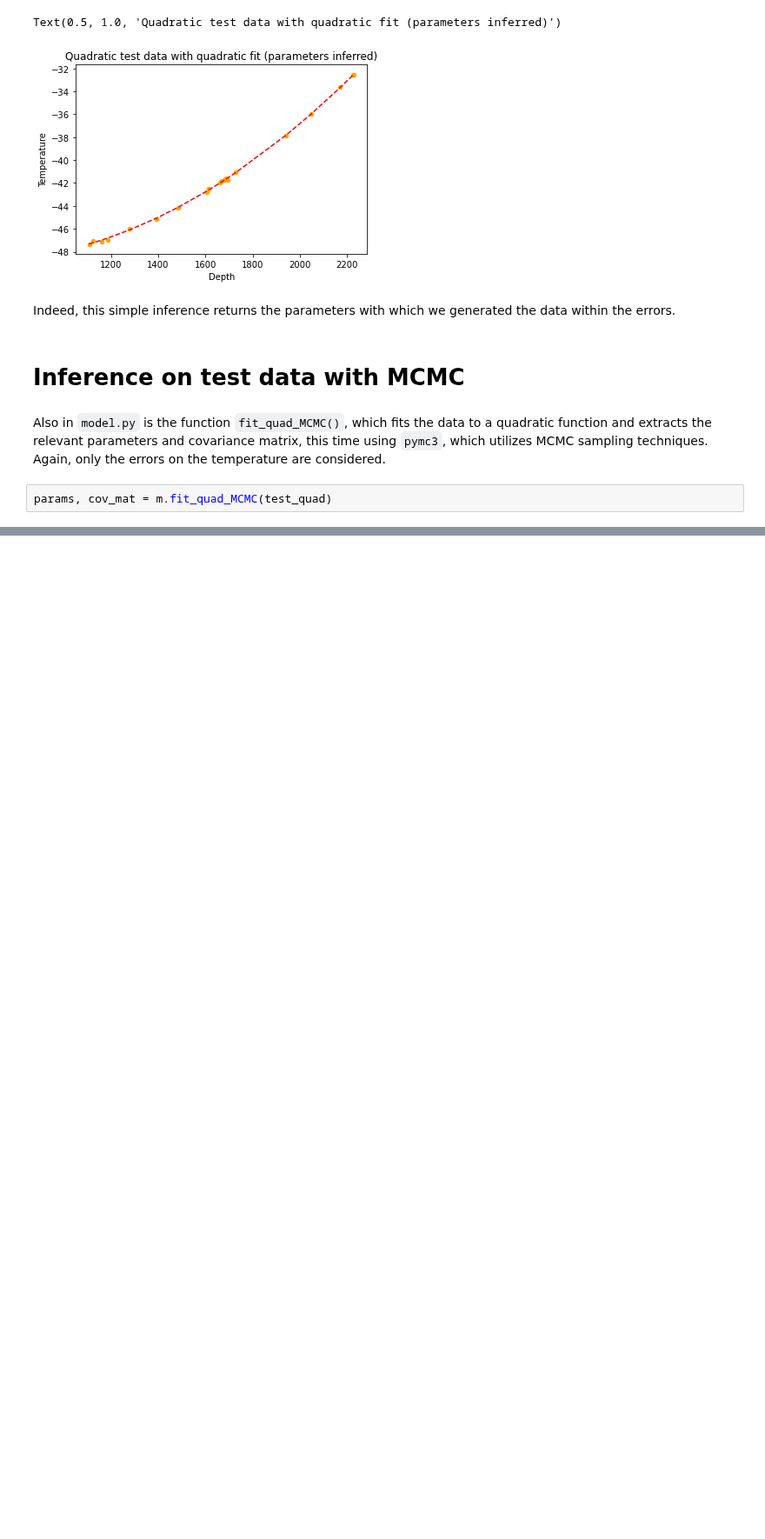
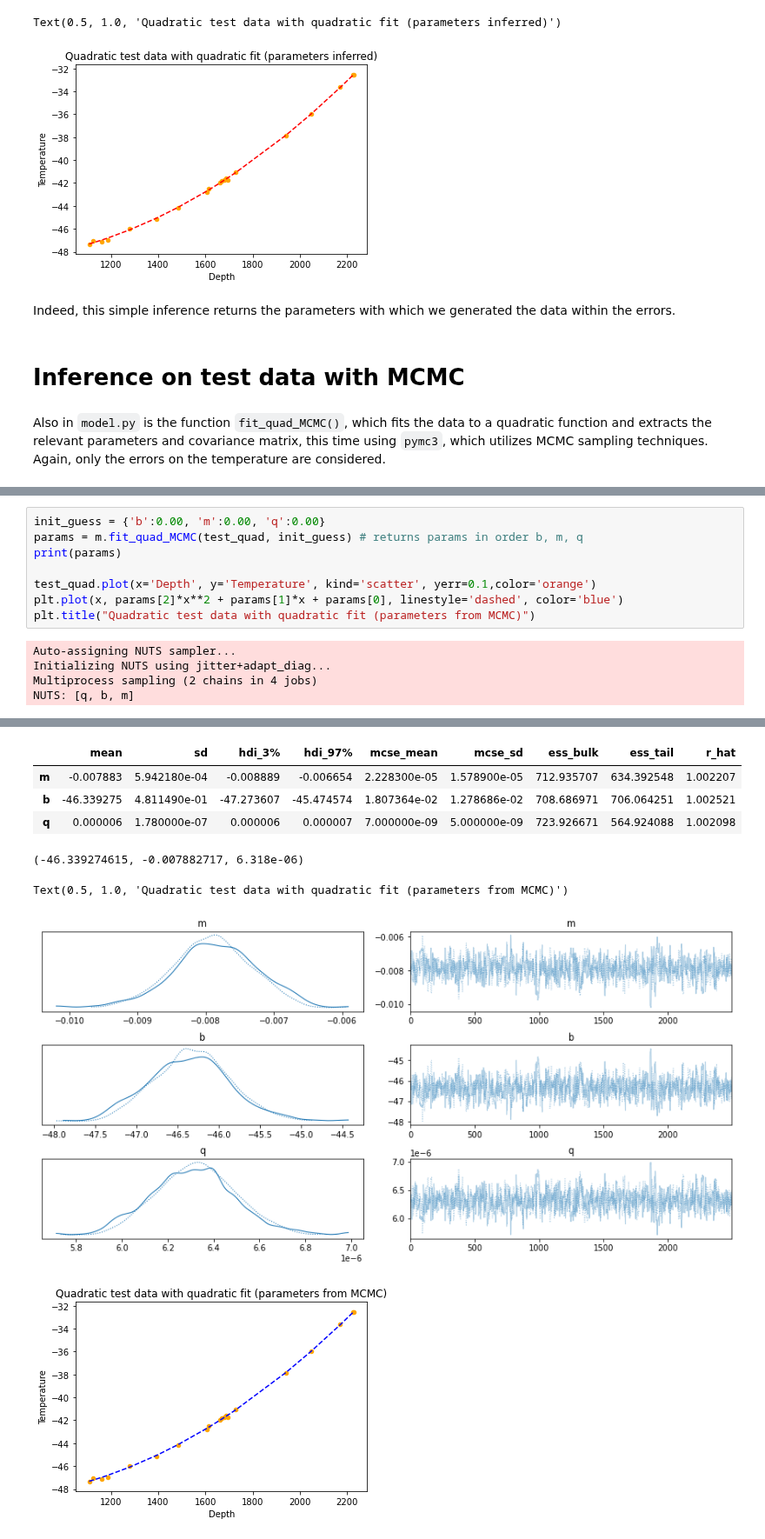
Before and after one commit to phys201/icetemp, a Jupyter notebook: tutorial.ipynb, the cells around one changed output, grey strips where cells are left out. Shown at 87% size. Cells and saved outputs as stored; diff of their text form; blank space fills up the shorter version.

Commit message:
MCMC working, updated tutorial notebook accordingly

```diff
--- a/tutorial.ipynb
+++ b/tutorial.ipynb
@@ -130,5 +130,3 @@ Indeed, this simple inference returns the parameters with which we generated the
 # Inference on test data with MCMC
 # %% [markdown]
 Also in `model.py` is the function `fit_quad_MCMC()`, which fits the data to a quadratic function and extracts the relevant parameters and covariance matrix, this time using `pymc3`, which utilizes MCMC sampling techniques. Again, only the errors on the temperature are considered.
-# %%
-params, cov_mat = m.fit_quad_MCMC(test_quad)
@@ -141,0 +133,13 @@ RuntimeError: Chain 0 failed.
+# %%
+init_guess = {'b':0.00, 'm':0.00, 'q':0.00}
+params = m.fit_quad_MCMC(test_quad, init_guess) # returns params in order b, m, q
+print(params)
+
+test_quad.plot(x='Depth', y='Temperature', kind='scatter', yerr=0.1,color='orange')
+plt.plot(x, params[2]*x**2 + params[1]*x + params[0], linestyle='dashed', color='blue')
+plt.title("Quadratic test data with quadratic fit (parameters from MCMC)")
+# %% [output]
+Auto-assigning NUTS sampler...
+Initializing NUTS using jitter+adapt_diag...
+Multiprocess sampling (2 chains in 4 jobs)
+NUTS: [q, b, m]
@@ -141,0 +151,8 @@ RuntimeError: Chain 0 failed.
+|  | mean | sd | hdi_3% | hdi_97% | mcse_mean | mcse_sd | ess_bulk | ess_tail | r_hat |
+| m | -0.007883 | 5.942180e-04 | -0.008889 | -0.006654 | 2.228300e-05 | 1.578900e-05 | 712.935707 | 634.392548 | 1.002207 |
+| b | -46.339275 | 4.811490e-01 | -47.273607 | -45.474574 | 1.807364e-02 | 1.278686e-02 | 708.686971 | 706.064251 | 1.002521 |
+| q | 0.000006 | 1.780000e-07 | 0.000006 | 0.000007 | 7.000000e-09 | 5.000000e-09 | 723.926671 | 564.924088 | 1.002098 |
+(-46.339274615, -0.007882717, 6.318e-06)
+Text(0.5, 1.0, 'Quadratic test data with quadratic fit (parameters from MCMC)')
+[figure, added]
+[figure, added]
```
Also changed, not shown: parts of 4 cells of this notebook, 4 other files.
